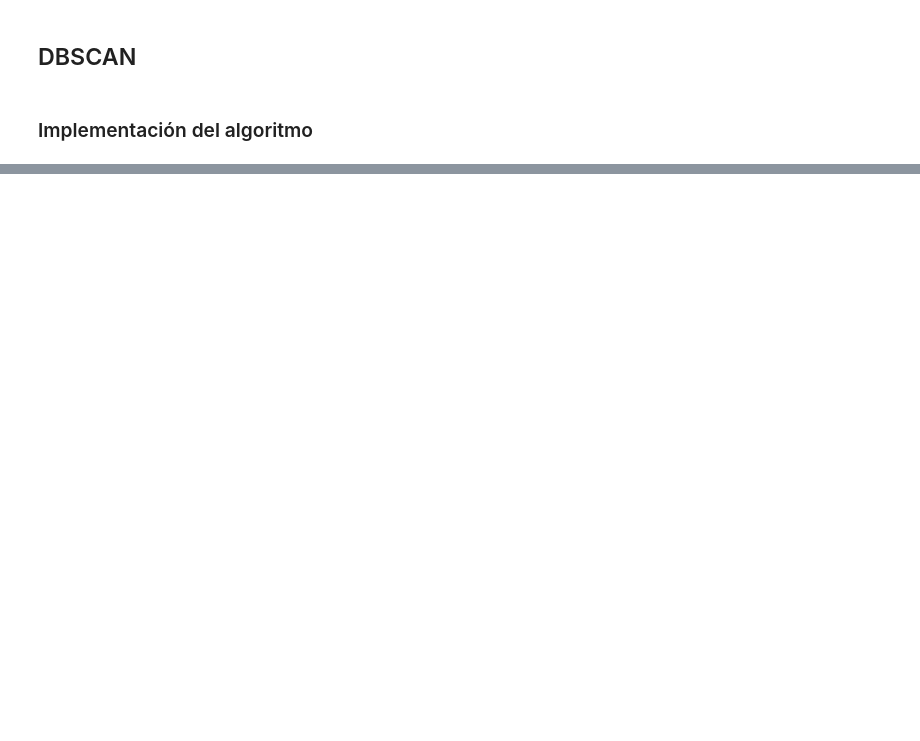
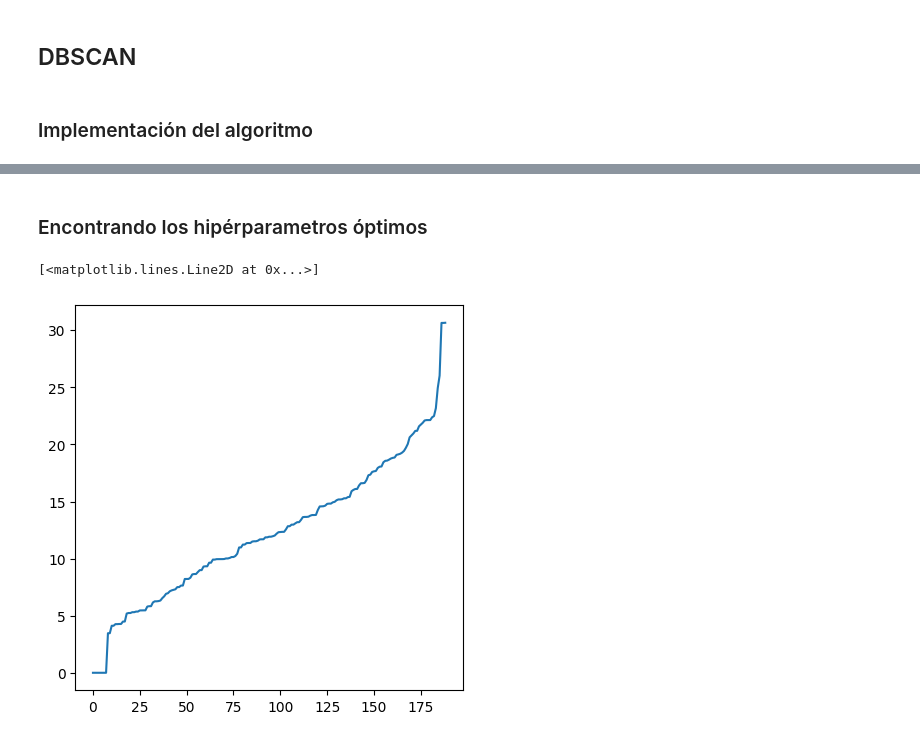
Before and after one commit to IsaacVera10/ML_Project2, a Jupyter notebook: main.ipynb, the cells around one changed output, grey strips where cells are left out. Drawn from its saved outputs; the diff is of its cells as text; code cells hidden in the pictures; blank space fills up the shorter version.

```diff
--- a/main.ipynb
+++ b/main.ipynb
@@ -486,3 +508,17 @@ def dbscan(data, epsilon, minPts):
 
 
     return np.array(labels)
+# %% [markdown]
+### Encontrando los hipérparametros óptimos
+# %%
+neighbors = NearestNeighbors(n_neighbors=data_reduced.shape[0]).fit(data_reduced)
+neighbors_fit = neighbors.fit(data_reduced)
+distances, indices = neighbors_fit.kneighbors(data_reduced)
+distances = np.sort(distances, axis=0)
+distances = distances[:,1]
+
+fig = plt.figure(figsize=(5,5))
+plt.plot(distances)
+# %% [output]
+[<matplotlib.lines.Line2D at 0x...>]
+[figure, added]
```
Also changed, not shown: parts of 29 cells of this notebook, 1 other file.
